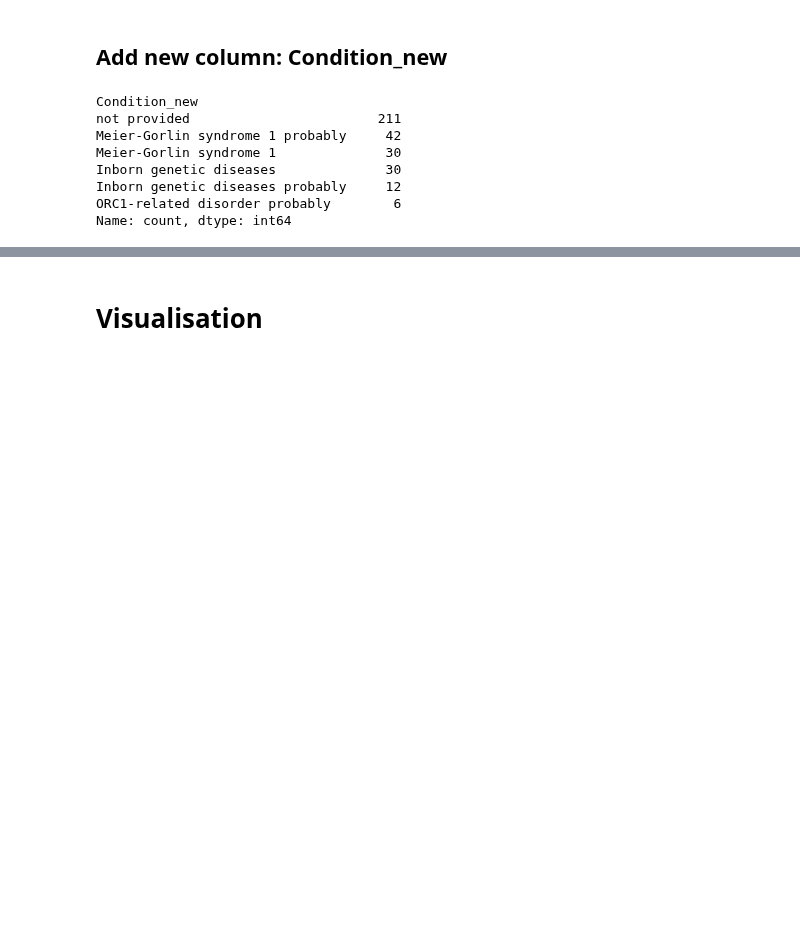
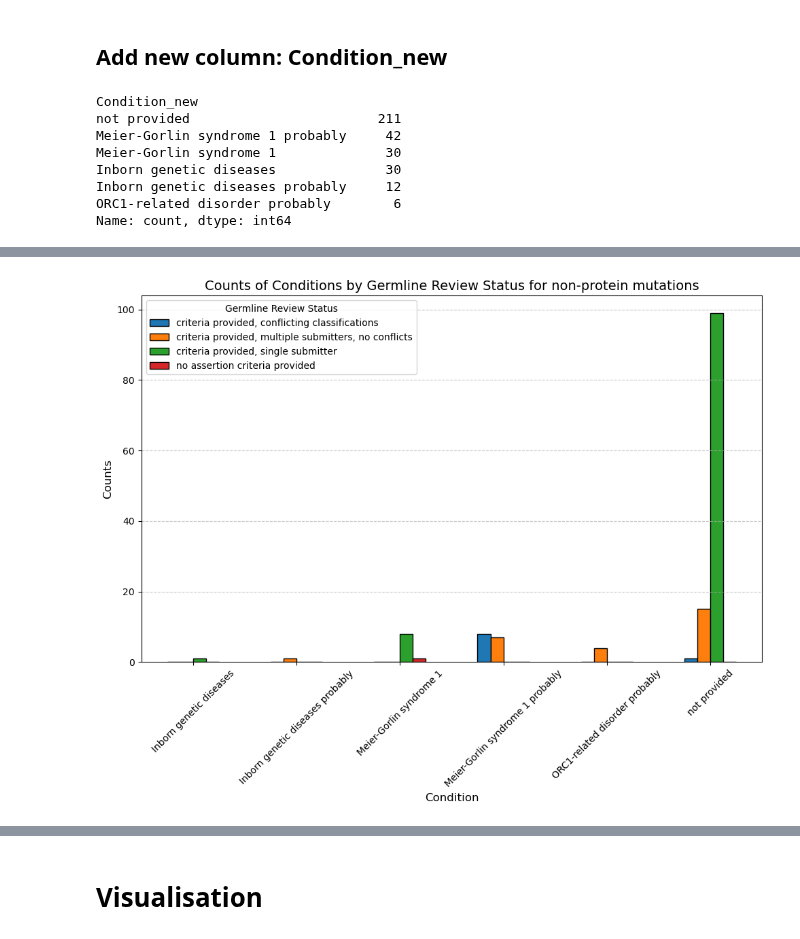
Before and after one commit to Lopatushka/ORC1, a Jupyter notebook: clinvar_analysis.ipynb, the cells around one changed output, grey strips where cells are left out. Saved outputs shown, nothing was run; the diff lists cells and outputs as text; code cells hidden in the pictures; blank space fills up the shorter version.

```diff
--- a/clinvar_analysis.ipynb
+++ b/clinvar_analysis.ipynb
@@ -91,0 +97,2 @@ Name: count, dtype: int64
+# %%
+noncoding = df[df["Protein change"].isna()]
@@ -91,0 +115,22 @@ Name: count, dtype: int64
+# %%
+# Data
+grouped_counts = noncoding.groupby("Germline review status")["Condition_new"].value_counts()
+plot_data = grouped_counts.reset_index(name="Counts")
+plot_data
+
+# Pivot the data for better visualization
+pivot_data = plot_data.pivot(index="Condition_new", columns="Germline review status", values="Counts")
+
+# Plot as a bar chart
+pivot_data.plot(kind="bar", figsize=(10, 8), edgecolor="black")
+
+plt.title("Counts of Conditions by Germline Review Status for non-protein mutations", fontsize=14)
+plt.xlabel("Condition", fontsize=12)
+plt.ylabel("Counts", fontsize=12)
+plt.xticks(rotation=45)
+plt.legend(title="Germline Review Status")
+plt.grid(axis="y", linestyle="--", alpha=0.7)
+plt.tight_layout()
+plt.show()
+# %% [output]
+[figure, added]
```
Also changed, not shown: parts of 14 cells of this notebook.
